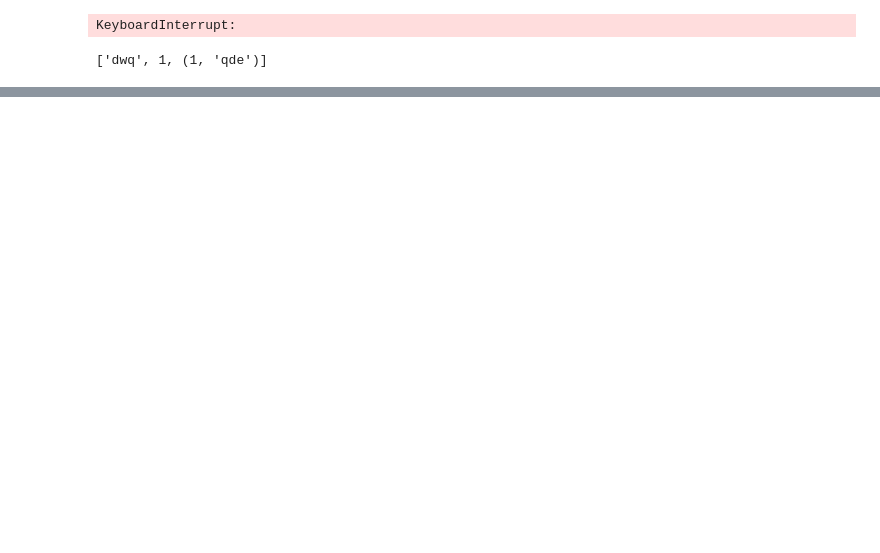
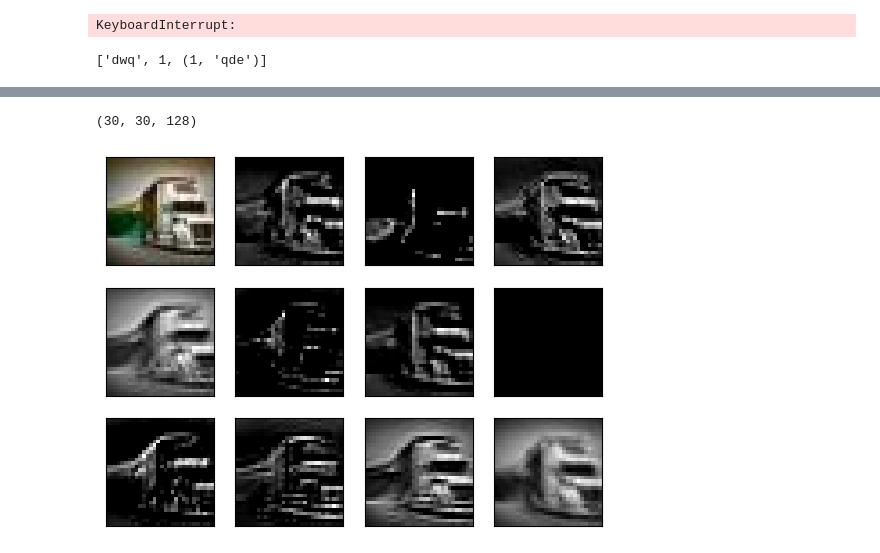
Before and after one commit to fagner02/RealFakeClassification, a Jupyter notebook: project.ipynb, the cells around one changed output, grey strips where cells are left out. Drawn from its saved outputs; the diff is of its cells as text; code cells hidden in the pictures; blank space fills up the shorter version.

```diff
--- a/project.ipynb
+++ b/project.ipynb
@@ -306,0 +349,2 @@ if not os.path.exists('cnn_model.txt'):
+# %%
+mm = Sequential(layers=cnn_model.layers[:1])
@@ -306,0 +365,2 @@ if not os.path.exists('cnn_model.txt'):
+# %%
+im = mm.predict(test_x[:1])
@@ -306,0 +369,17 @@ if not os.path.exists('cnn_model.txt'):
+# %%
+np.shape(im[0][:,:,:])
+# %% [output]
+(30, 30, 128)
+# %%
+plt.subplot(3,4,1)
+plt.xticks([])
+plt.yticks([])
+plt.imshow(test_x[0])
+
+for i in range(2,13):
+    plt.subplot(3,4,i)
+    plt.xticks([])
+    plt.yticks([])
+    plt.imshow(im[0][:,:,i-2], cmap='gray')
+# %% [output]
+[figure, added]
```
Also changed, not shown: parts of 18 cells of this notebook.
